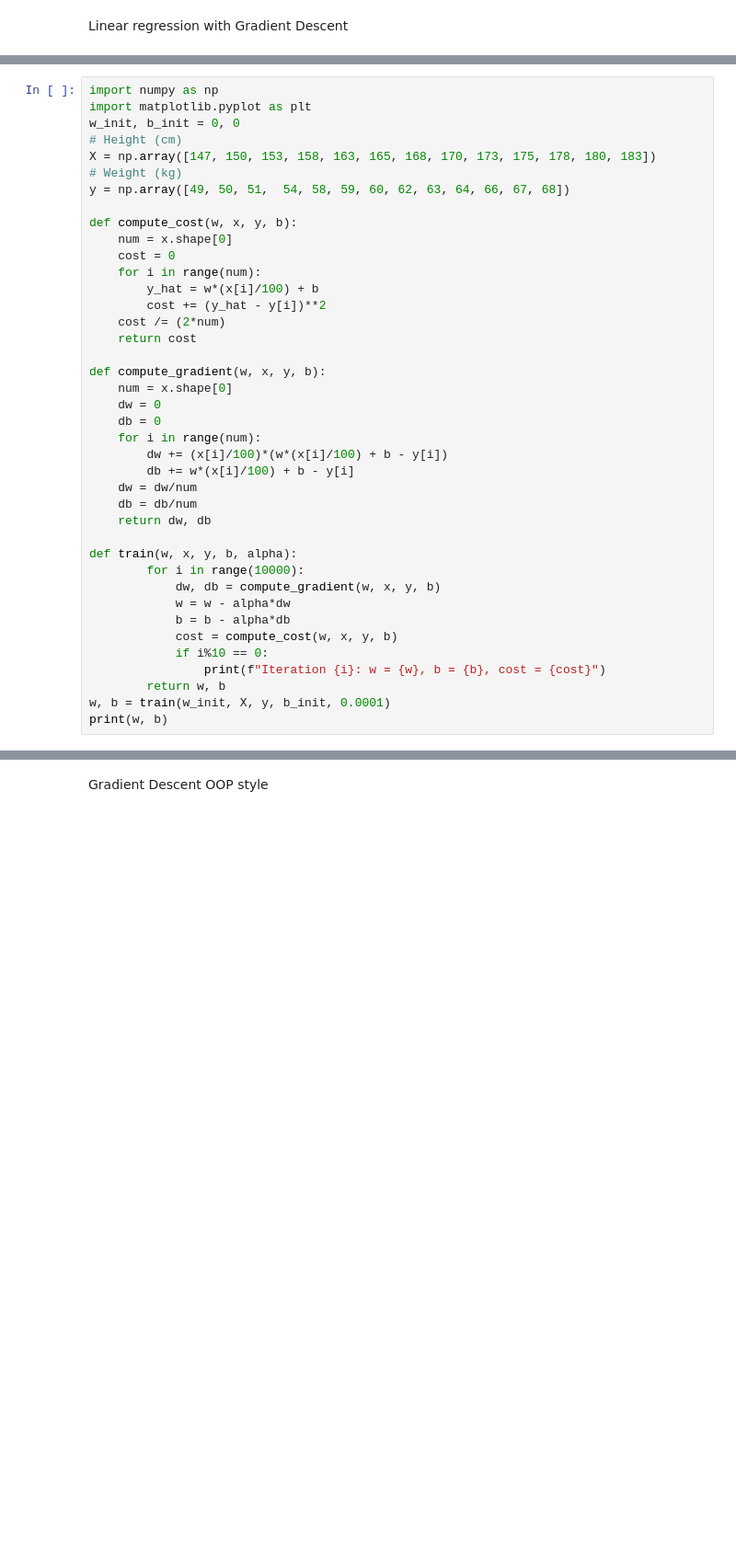
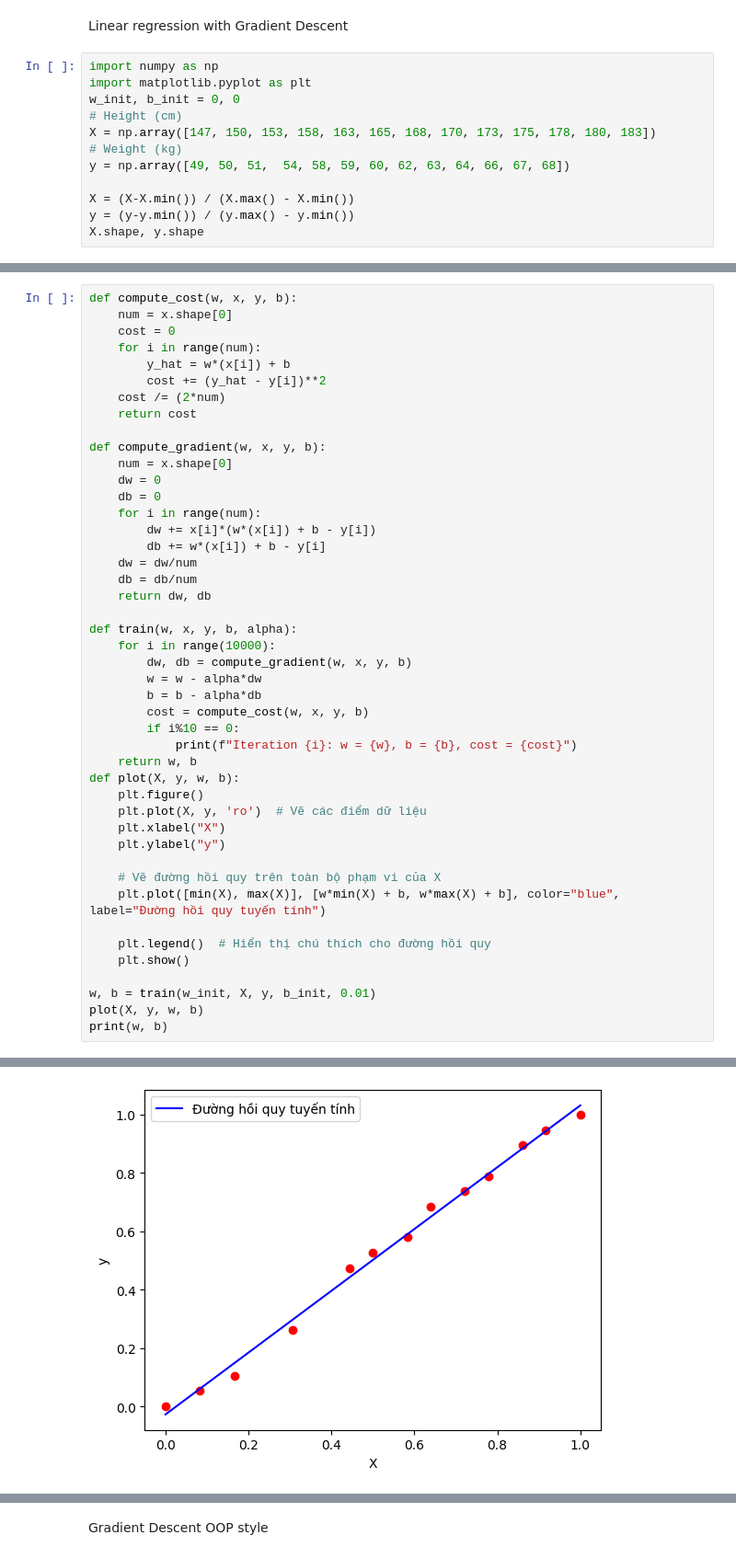
Before and after one commit to thanhhtu/Machine-Learning, a Jupyter notebook: gradient_descent.ipynb, the cells around one changed output, grey strips where cells are left out. Shown at 92% size. Saved outputs shown, nothing was run; the diff lists cells and outputs as text; blank space fills up the shorter version.

Commit message:
scaled data and plot data after training

```diff
--- a/gradient_descent.ipynb
+++ b/gradient_descent.ipynb
@@ -1,2 +1,14 @@
 # %% [markdown]
 Linear regression with Gradient Descent
+# %%
+import numpy as np
+import matplotlib.pyplot as plt
+w_init, b_init = 0, 0
+# Height (cm)
+X = np.array([147, 150, 153, 158, 163, 165, 168, 170, 173, 175, 178, 180, 183])
+# Weight (kg)
+y = np.array([49, 50, 51,  54, 58, 59, 60, 62, 63, 64, 66, 67, 68])
+
+X = (X-X.min()) / (X.max() - X.min())
+y = (y-y.min()) / (y.max() - y.min())
+X.shape, y.shape
@@ -3,17 +17,9 @@ Linear regression with Gradient Descent
 # %%
-import numpy as np
-import matplotlib.pyplot as plt
-w_init, b_init = 0, 0
-# Height (cm)
-X = np.array([147, 150, 153, 158, 163, 165, 168, 170, 173, 175, 178, 180, 183])
-# Weight (kg)
-y = np.array([49, 50, 51,  54, 58, 59, 60, 62, 63, 64, 66, 67, 68])
-
 def compute_cost(w, x, y, b):
     num = x.shape[0]
     cost = 0
     for i in range(num):
-        y_hat = w*(x[i]/100) + b
+        y_hat = w*(x[i]) + b
         cost += (y_hat - y[i])**2
     cost /= (2*num)
     return cost
@@ -23,21 +29,34 @@ def compute_gradient(w, x, y, b):
     dw = 0
     db = 0
     for i in range(num):
-        dw += (x[i]/100)*(w*(x[i]/100) + b - y[i])
-        db += w*(x[i]/100) + b - y[i]
+        dw += x[i]*(w*(x[i]) + b - y[i])
+        db += w*(x[i]) + b - y[i]
     dw = dw/num
     db = db/num
     return dw, db
 
 def train(w, x, y, b, alpha):
-        for i in range(10000):
-            dw, db = compute_gradient(w, x, y, b)
-            w = w - alpha*dw
-            b = b - alpha*db
-            cost = compute_cost(w, x, y, b)
-            if i%10 == 0:
-                print(f"Iteration {i}: w = {w}, b = {b}, cost = {cost}")
-        return w, b
-w, b = train(w_init, X, y, b_init, 0.0001)
+    for i in range(10000):
+        dw, db = compute_gradient(w, x, y, b)
+        w = w - alpha*dw
+        b = b - alpha*db
+        cost = compute_cost(w, x, y, b)
+        if i%10 == 0:
+            print(f"Iteration {i}: w = {w}, b = {b}, cost = {cost}")
+    return w, b
+def plot(X, y, w, b):
+    plt.figure()
+    plt.plot(X, y, 'ro')  # Vẽ các điểm dữ liệu
+    plt.xlabel("X")
+    plt.ylabel("y")
+
+    # Vẽ đường hồi quy trên toàn bộ phạm vi của X
+    plt.plot([min(X), max(X)], [w*min(X) + b, w*max(X) + b], color="blue", label="Đường hồi quy tuyến tính")
+
+    plt.legend()  # Hiển thị chú thích cho đường hồi quy
+    plt.show()
+
+w, b = train(w_init, X, y, b_init, 0.01)
+plot(X, y, w, b)
 print(w, b)
 # %% [output]
@@ -60,0 +80 @@ Iteration 9990: w = 25.777754139153977, b = 15.217677409475506, cost = 6.5497932
+[figure, added]
```
Also changed, not shown: parts of 2 cells of this notebook.
